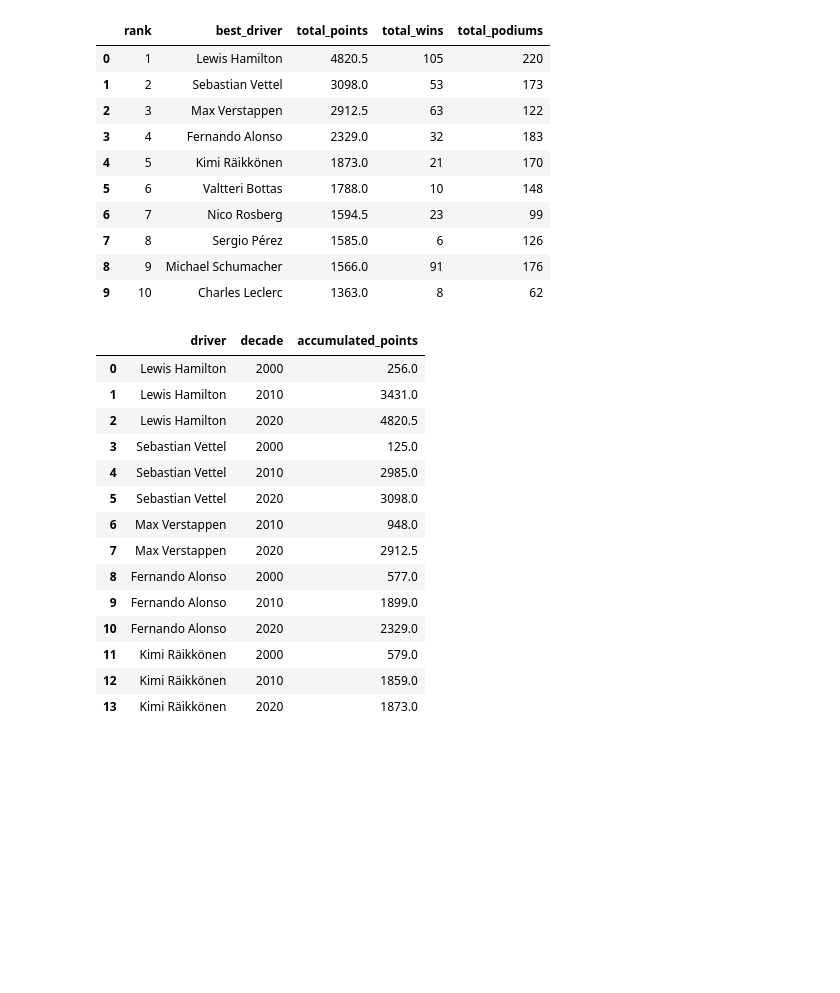
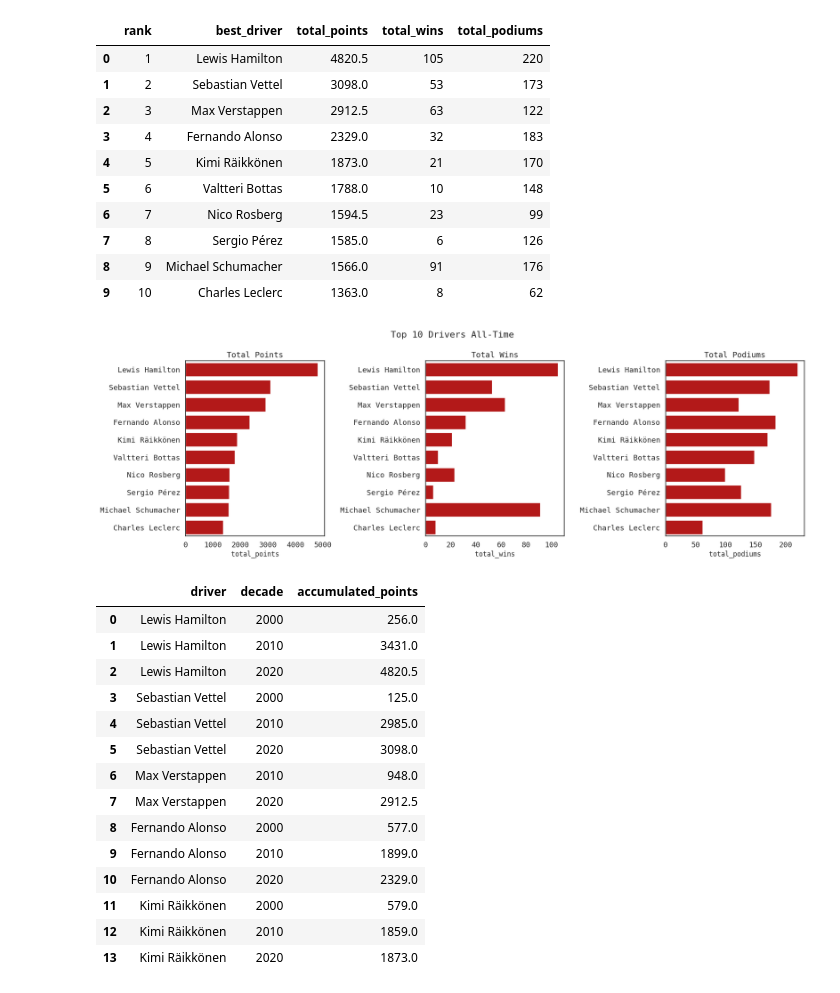
Before and after one commit to jakowczukalicja/formula1-sql-analysis, a Jupyter notebook: analysis.ipynb, the cells around one changed output. Cells and saved outputs as stored; diff of their text form; code cells hidden in the pictures; blank space fills up the shorter version.

Commit message:
top 10 drivers viz

```diff
--- a/analysis.ipynb
+++ b/analysis.ipynb
@@ -408,7 +408,8 @@ WITH drivers_result_info AS(
        LIMIT 10
 """
 
-pd.read_sql(query, conn)
+df = pd.read_sql(query, conn)
+df
 # %% [output]
 |  | rank | best_driver | total_points | total_wins | total_podiums |
 | 0 | 1 | Lewis Hamilton | 4820.5 | 105 | 220 |
@@ -421,6 +422,26 @@ pd.read_sql(query, conn)
 | 7 | 8 | Sergio Pérez | 1585.0 | 6 | 126 |
 | 8 | 9 | Michael Schumacher | 1566.0 | 91 | 176 |
 | 9 | 10 | Charles Leclerc | 1363.0 | 8 | 62 |
+# %%
+fig, (ax1, ax2, ax3) = plt.subplots(1, 3, figsize=(18, 6))
+
+sns.barplot(data=df, y='best_driver', x='total_points', ax=ax1)
+ax1.set_title('Total Points')
+ax1.set_ylabel('')
+
+sns.barplot(data=df, y='best_driver', x='total_wins', ax=ax2)
+ax2.set_title('Total Wins')
+ax2.set_ylabel('')
+
+sns.barplot(data=df, y='best_driver', x='total_podiums', ax=ax3)
+ax3.set_title('Total Podiums')
+ax3.set_ylabel('')
+
+plt.suptitle('Top 10 Drivers All-Time', fontsize=16)
+plt.tight_layout()
+plt.show()
+# %% [output]
+[figure, added]
 # %%
 # How did the top 5 drivers accumulate points throughout their careers?
 
```
